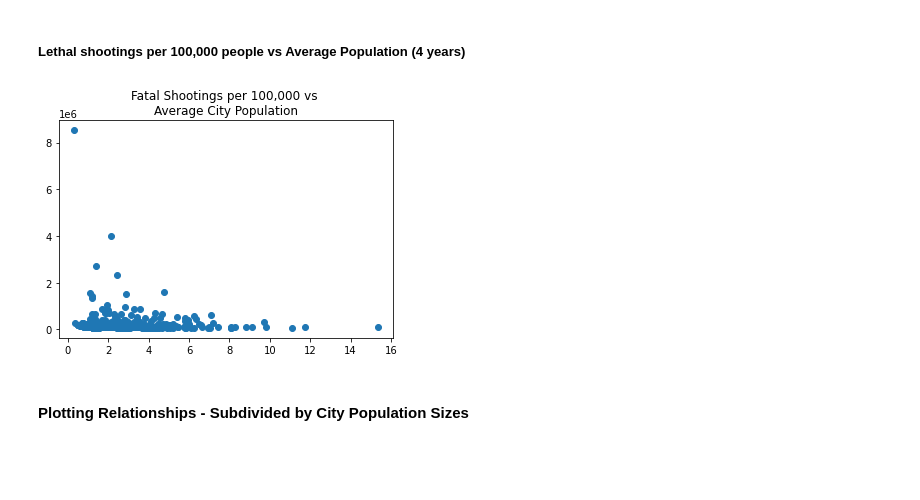
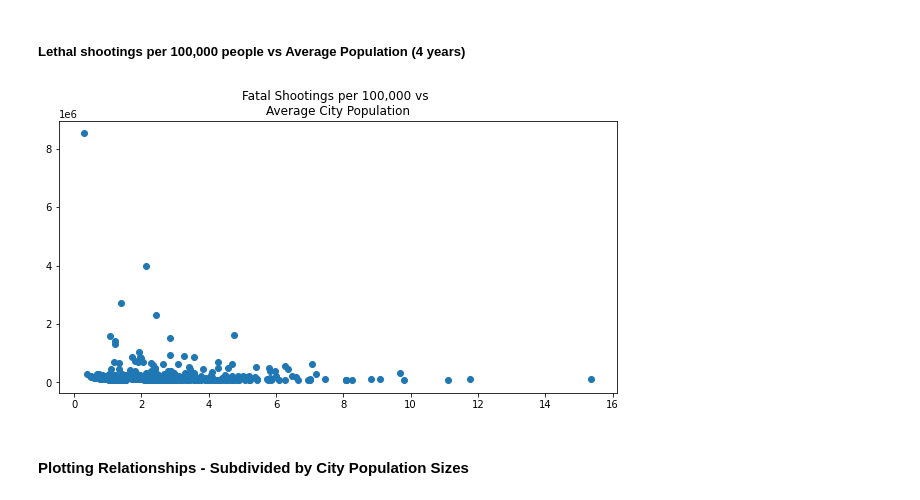
Before and after one commit to szerpa17/fatal-police-shootings, a Jupyter notebook: Analysis_SZ.ipynb, the cells around one changed output. Saved outputs shown, nothing was run; the diff lists cells and outputs as text; code cells hidden in the pictures; blank space fills up the shorter version.

```diff
--- a/Analysis_SZ.ipynb
+++ b/Analysis_SZ.ipynb
@@ -438,14 +483,15 @@ pop_distrb_df
 # %% [markdown]
 ##### Lethal shootings per 100,000 people vs Average Population (4 years)
 # %%
+plt.figure(figsize=(10,5))
 plt.scatter(per_capita_df['shootings per 100,000'],
             per_capita_df['average population'])
 
 plt.title('Fatal Shootings per 100,000 vs \nAverage City Population')
 
 plt.show()
 # %% [output]
-[figure, old version]
+[figure, new version]
 # %% [markdown]
 #### Plotting Relationships - Subdivided by City Population Sizes
 # %% [markdown]
```
Also changed, not shown: parts of 11 cells of this notebook, 1 other file.
